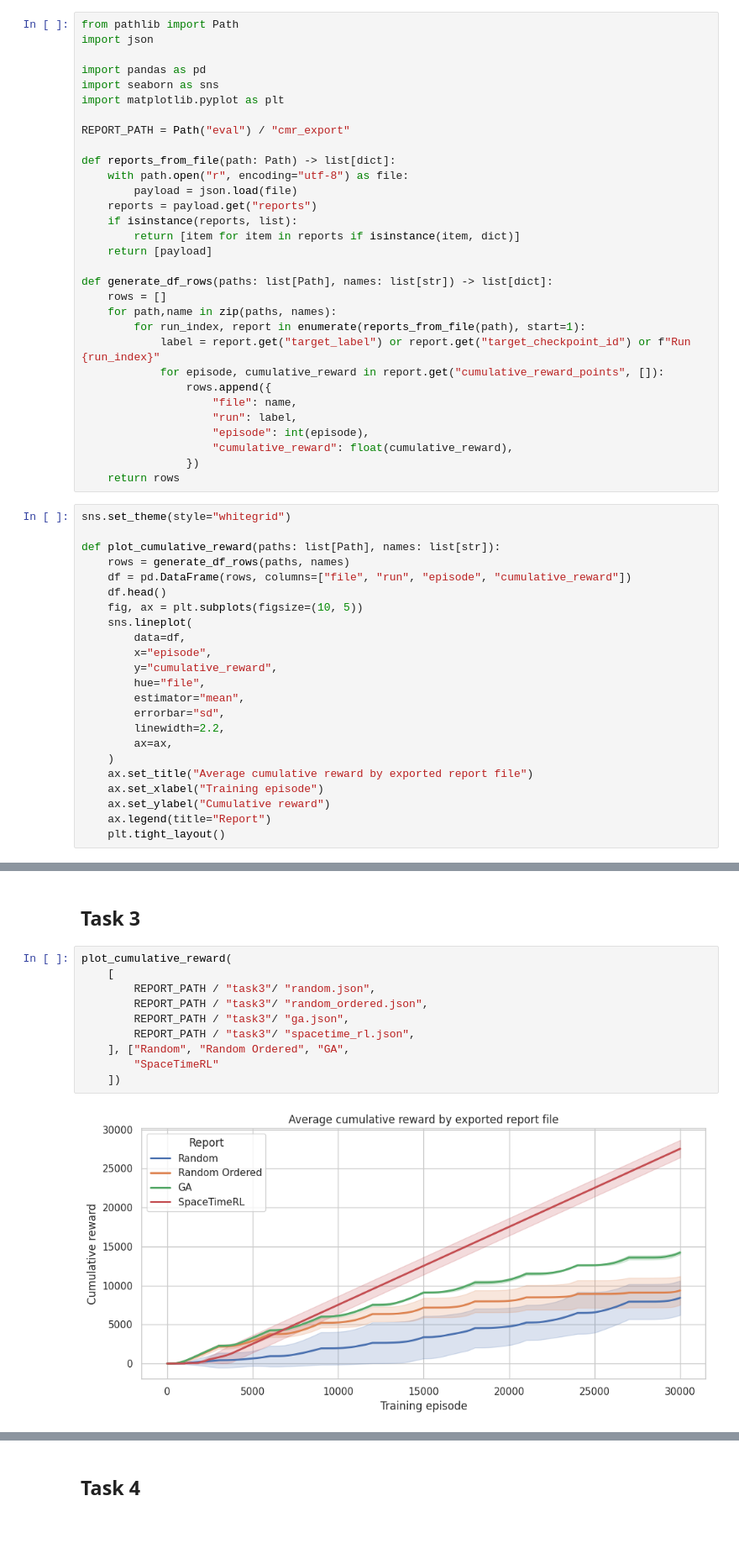
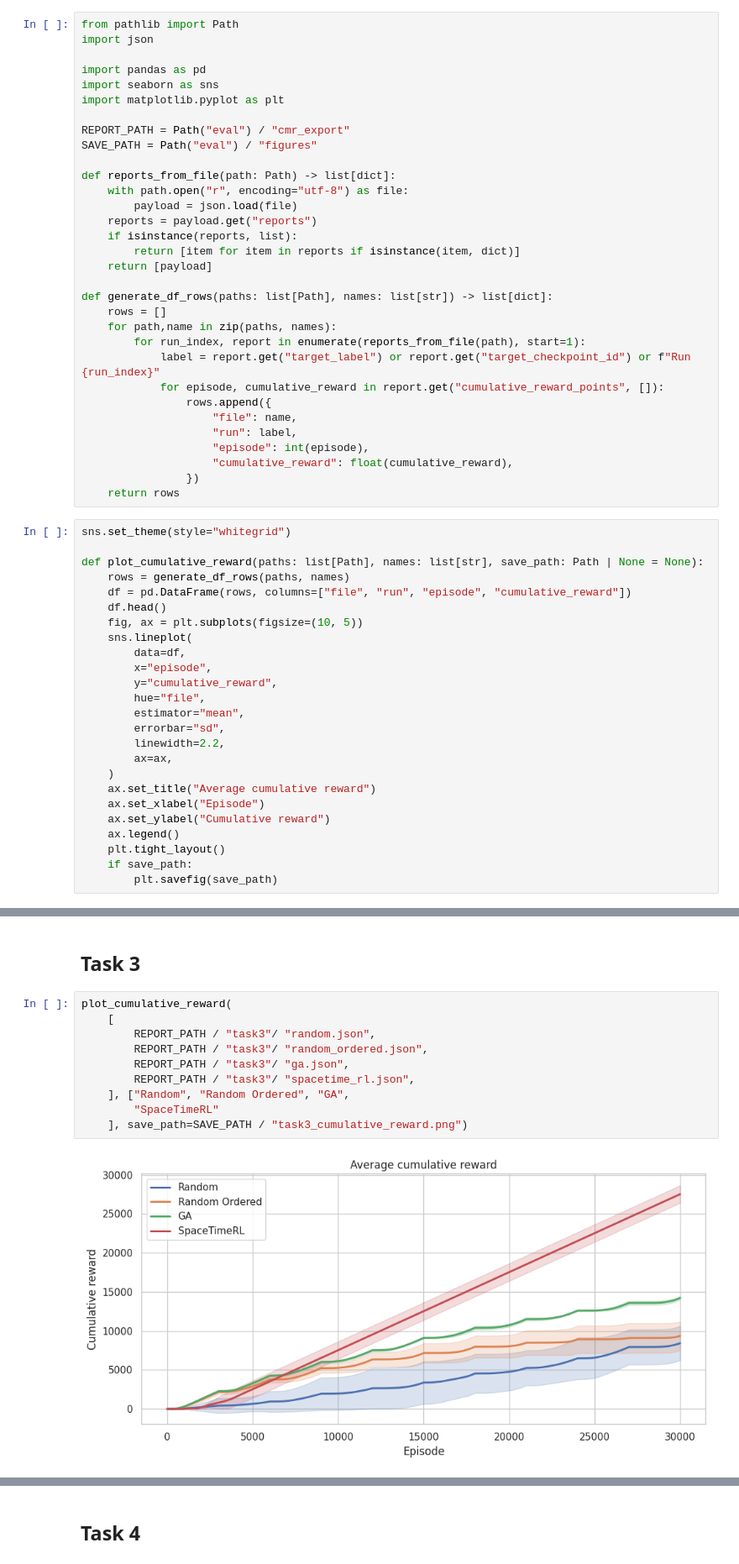
Before and after one commit to jbdoderlein/RLEditor, a Jupyter notebook: training_report_cumulative_reward.ipynb, the cells around one changed output, grey strips where cells are left out. Shown at 84% size. Drawn from its saved outputs; the diff is of its cells as text; blank space fills up the shorter version.

```diff
--- a/training_report_cumulative_reward.ipynb
+++ b/training_report_cumulative_reward.ipynb
@@ -9,6 +9,7 @@ import seaborn as sns
 import matplotlib.pyplot as plt
 
 REPORT_PATH = Path("eval") / "cmr_export"
+SAVE_PATH = Path("eval") / "figures"
 
 def reports_from_file(path: Path) -> list[dict]:
     with path.open("r", encoding="utf-8") as file:
@@ -34,7 +35,7 @@ def generate_df_rows(paths: list[Path], names: list[str]) -> list[dict]:
 # %%
 sns.set_theme(style="whitegrid")
 
-def plot_cumulative_reward(paths: list[Path], names: list[str]):
+def plot_cumulative_reward(paths: list[Path], names: list[str], save_path: Path | None = None):
     rows = generate_df_rows(paths, names)
     df = pd.DataFrame(rows, columns=["file", "run", "episode", "cumulative_reward"])
     df.head()
@@ -49,9 +50,11 @@ def plot_cumulative_reward(paths: list[Path], names: list[str]):
         linewidth=2.2,
         ax=ax,
     )
-    ax.set_title("Average cumulative reward by exported report file")
-    ax.set_xlabel("Training episode")
+    ax.set_title("Average cumulative reward")
+    ax.set_xlabel("Episode")
     ax.set_ylabel("Cumulative reward")
-    ax.legend(title="Report")
+    ax.legend()
     plt.tight_layout()
+    if save_path:
+        plt.savefig(save_path)
 # %%
@@ -155,15 +168,15 @@ plot_success_rate({
 # %%
 plot_cumulative_reward(
     [
         REPORT_PATH / "task3"/ "random.json",
         REPORT_PATH / "task3"/ "random_ordered.json",
         REPORT_PATH / "task3"/ "ga.json",
         REPORT_PATH / "task3"/ "spacetime_rl.json",
     ], ["Random", "Random Ordered", "GA",
         "SpaceTimeRL"
-    ])
+    ], save_path=SAVE_PATH / "task3_cumulative_reward.png")
 # %% [output]
-[figure, old version]
+[figure, new version]
 # %%
 plot_success_rate({
     "Random":{
```
Also changed, not shown: parts of 8 cells of this notebook, 1 other file.
